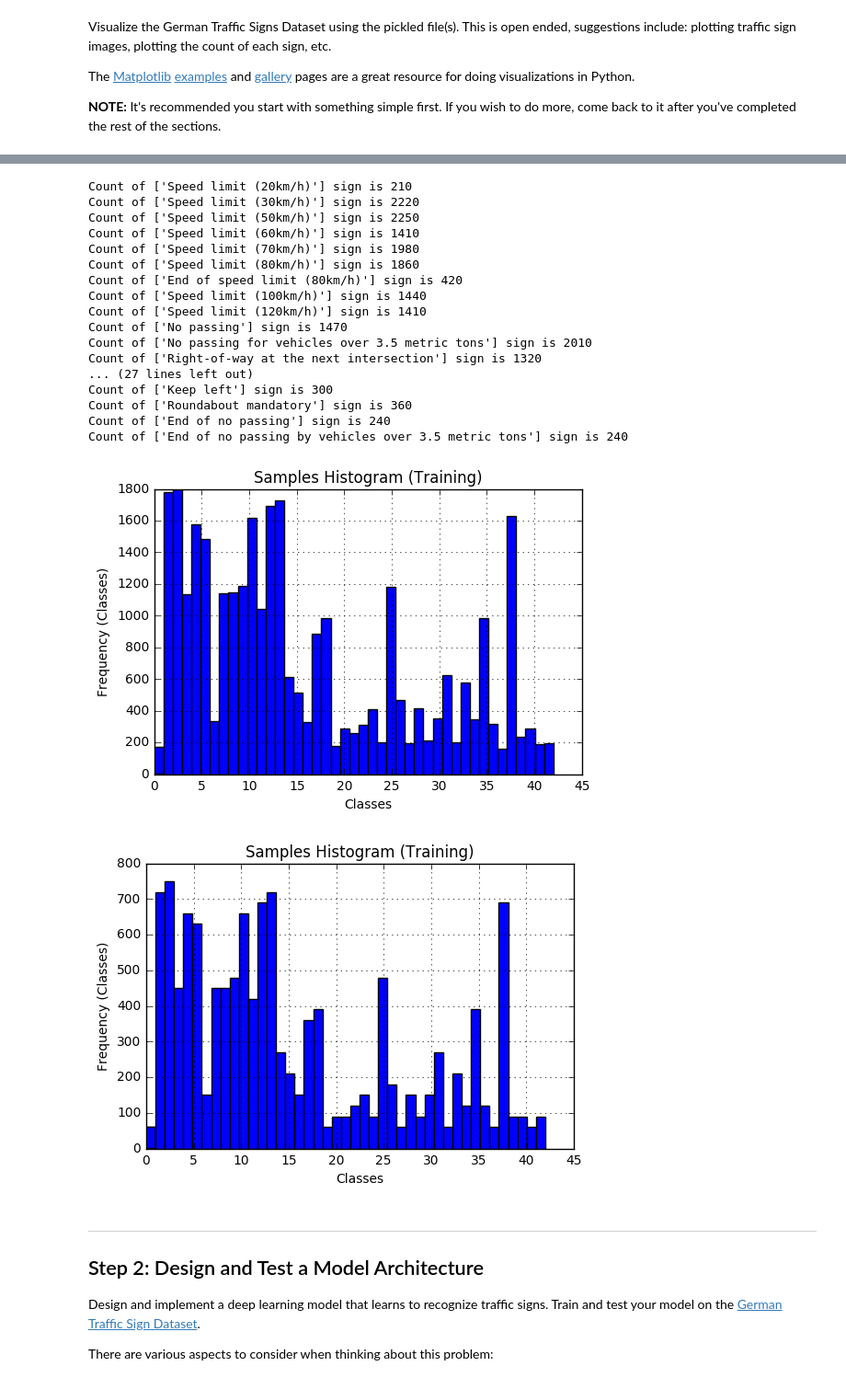
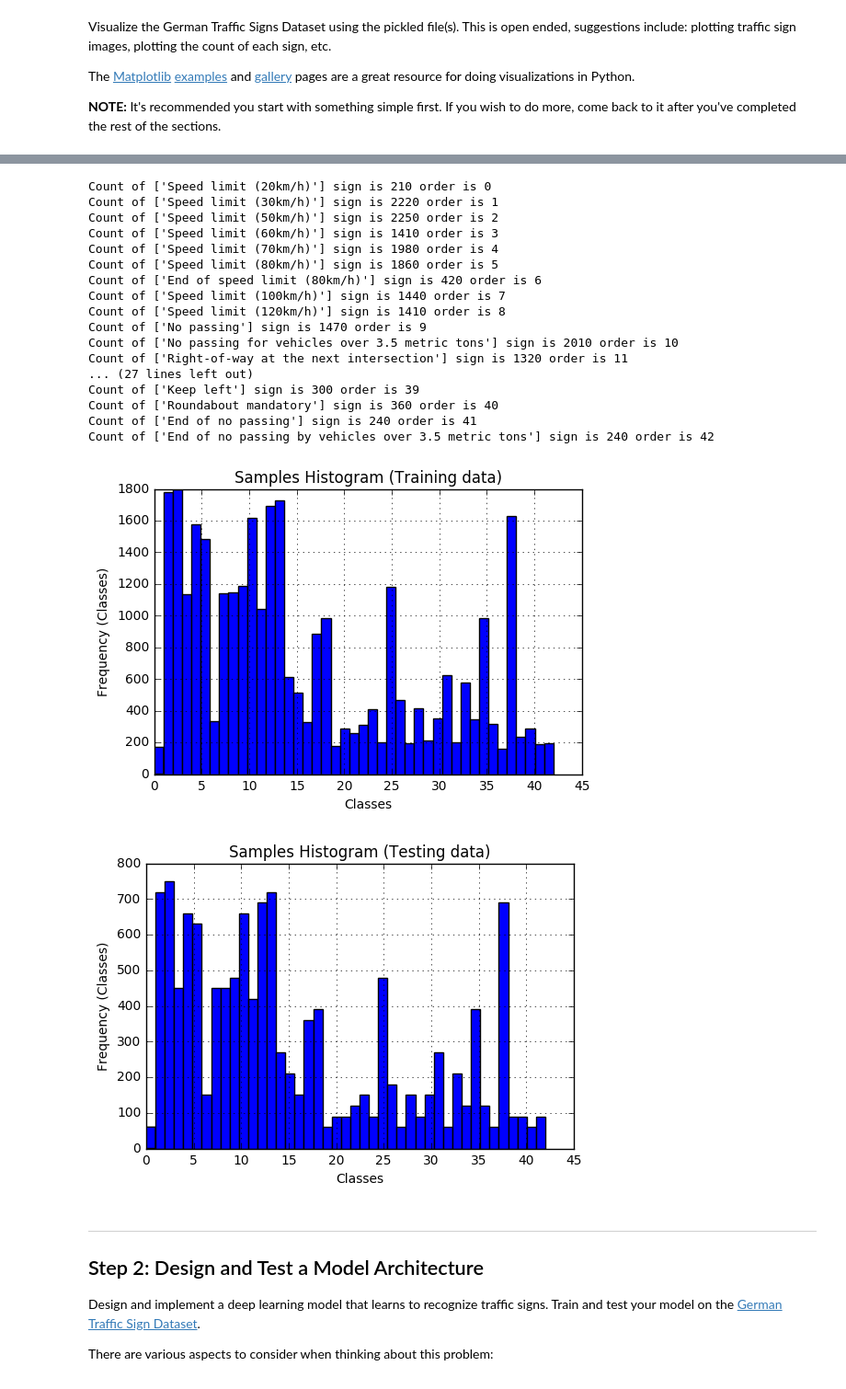
Before and after one commit to AloshkaD/Traffic_sign_classifier, a Jupyter notebook: Traffic_Sign_Classifier.ipynb, the cells around one changed output, grey strips where cells are left out. Shown at 92% size. Saved outputs shown, nothing was run; the diff lists cells and outputs as text; code cells hidden in the pictures.

```diff
--- a/Traffic_Sign_Classifier.ipynb
+++ b/Traffic_Sign_Classifier.ipynb
@@ -47,8 +55,20 @@ Complete the basic data summary below.
 #The traffic sign data set dosen't come with data split therefore
 #import sklearn model for splitting data into learninig traininig and validation
 from sklearn.model_selection import train_test_split
-#take 20% of data for testing
-x_train,x_validation,y_train, y_validation = train_test_split(x_train, y_train, test_size=0.2, random_state=0)
+from sklearn.metrics import confusion_matrix
+#take 20% of data of the training set for testing(validation)
+n_test = x_test.shape[0]
+x_train_split=x_train
+y_train_split=y_train
+x_train,x_validation,y_train, y_validation = train_test_split(x_train_split, y_train_split, test_size=0.2, random_state=0)
+
+x_train = x_train.astype('float32')
+x_validation = x_validation.astype('float32')
+x_test= x_test.astype('float32')
+x_train = x_train / 255 - 0.5
+x_validation = x_validation / 255 - 0.5
+x_test = x_test / 255 - 0.5
+
 print("Updated image shape {}".format (x_train[0].shape))
 
 print()
@@ -89,7 +109,7 @@ import matplotlib.pyplot as plt
 
 for i in range(0, n_classes):
     image = train['features'][train['labels'] == i][5]
-    plt.figure(figsize=(1,1))
+    plt.figure(figsize=(3,3))
     plt.imshow(image)
     plt.show()
     print(i)
@@ -111,51 +131,51 @@ for i in range(0, n_classes):
 #Plot a histogram of data in order to see the frequency of each sign/class
 #Make sure the excell file is included in the director in order to read the meanining of each class, will look cool!
 sign_names = {}
 n_samples = []
 
 #Open excel file and read its contents for the sign labels(meaning)
 with open('/home/ros/SDC/CarND-Traffic-Sign-Classifier-Project/signnames.csv', 'r') as file:
     read_file = csv.DictReader(file)
     for i in read_file:
         sign_names.setdefault(i['ClassId'],[]).append(i['SignName'])
 #Itirate through the hist
 
 for i in range(0, n_classes):
     n_samples.append(len(train['features'][train['labels'] == i]))
-    print("Count of", sign_names[str(i)], "sign is", n_samples[i])
+    print("Count of", sign_names[str(i)], "sign is", n_samples[i], "order is", i)
 
 plt.figure(1)
 n_class_list, _, _ = plt.hist(y_train, n_classes)
-plt.title("Samples Histogram (Training)")
+plt.title("Samples Histogram (Training data)")
 plt.xlabel("Classes")
 plt.ylabel("Frequency (Classes)")
 plt.grid(True)
 
 plt.figure(2)
 plt.hist(y_test, n_classes)
-plt.title("Samples Histogram (Training)")
+plt.title("Samples Histogram (Testing data)")
 plt.xlabel("Classes")
 plt.ylabel("Frequency (Classes)")
 plt.grid(True)
 
 plt.show()
 # %% [output]
-Count of ['Speed limit (20km/h)'] sign is 210
-Count of ['Speed limit (30km/h)'] sign is 2220
-Count of ['Speed limit (50km/h)'] sign is 2250
-Count of ['Speed limit (60km/h)'] sign is 1410
-Count of ['Speed limit (70km/h)'] sign is 1980
-Count of ['Speed limit (80km/h)'] sign is 1860
-Count of ['End of speed limit (80km/h)'] sign is 420
-Count of ['Speed limit (100km/h)'] sign is 1440
-Count of ['Speed limit (120km/h)'] sign is 1410
-Count of ['No passing'] sign is 1470
-Count of ['No passing for vehicles over 3.5 metric tons'] sign is 2010
-Count of ['Right-of-way at the next intersection'] sign is 1320
+Count of ['Speed limit (20km/h)'] sign is 210 order is 0
+Count of ['Speed limit (30km/h)'] sign is 2220 order is 1
+Count of ['Speed limit (50km/h)'] sign is 2250 order is 2
+Count of ['Speed limit (60km/h)'] sign is 1410 order is 3
+Count of ['Speed limit (70km/h)'] sign is 1980 order is 4
+Count of ['Speed limit (80km/h)'] sign is 1860 order is 5
+Count of ['End of speed limit (80km/h)'] sign is 420 order is 6
+Count of ['Speed limit (100km/h)'] sign is 1440 order is 7
+Count of ['Speed limit (120km/h)'] sign is 1410 order is 8
+Count of ['No passing'] sign is 1470 order is 9
+Count of ['No passing for vehicles over 3.5 metric tons'] sign is 2010 order is 10
+Count of ['Right-of-way at the next intersection'] sign is 1320 order is 11
 ... (27 lines left out)
-Count of ['Keep left'] sign is 300
-Count of ['Roundabout mandatory'] sign is 360
-Count of ['End of no passing'] sign is 240
-Count of ['End of no passing by vehicles over 3.5 metric tons'] sign is 240
+Count of ['Keep left'] sign is 300 order is 39
+Count of ['Roundabout mandatory'] sign is 360 order is 40
+Count of ['End of no passing'] sign is 240 order is 41
+Count of ['End of no passing by vehicles over 3.5 metric tons'] sign is 240 order is 42
-[figure, old version]
+[figure, new version]
-[figure, old version]
+[figure, new version]
```
Also changed, not shown: parts of 26 cells of this notebook.
